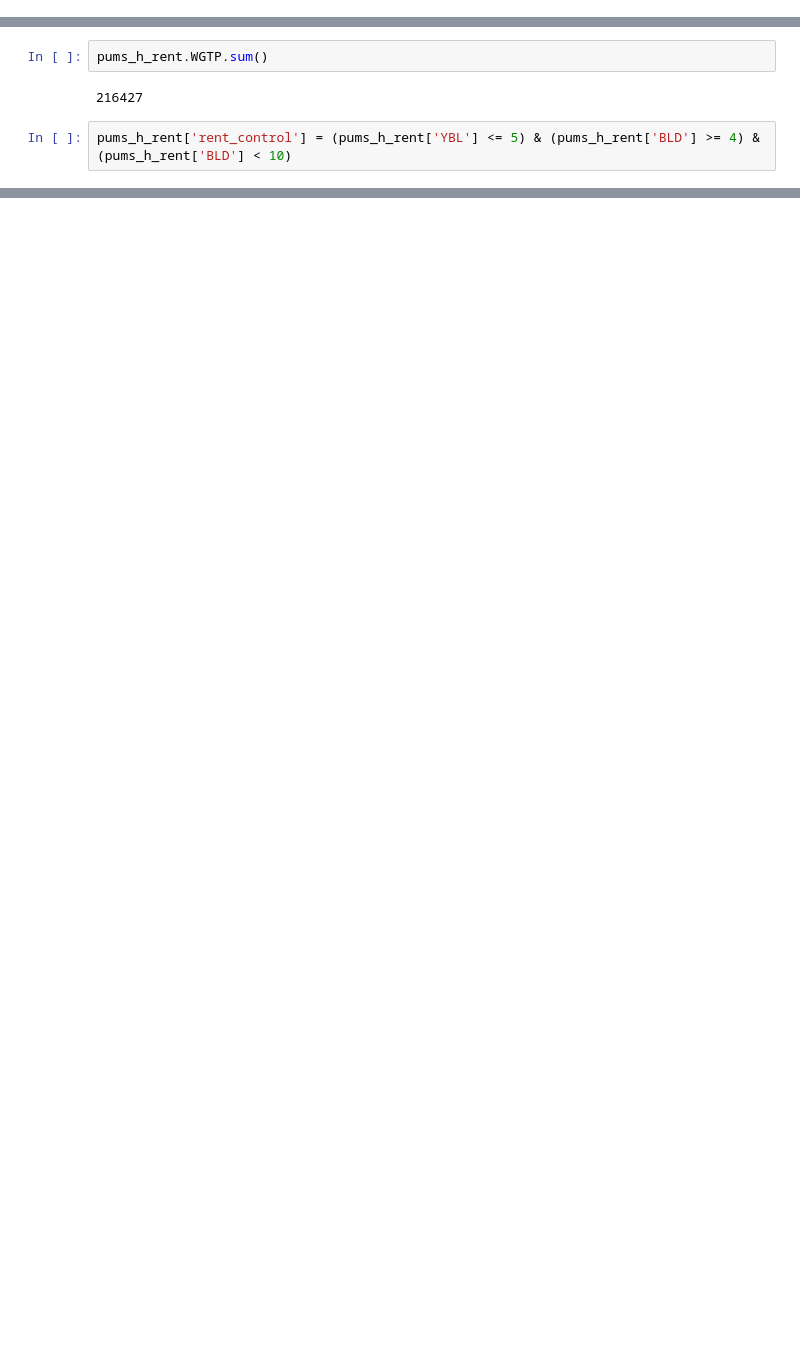
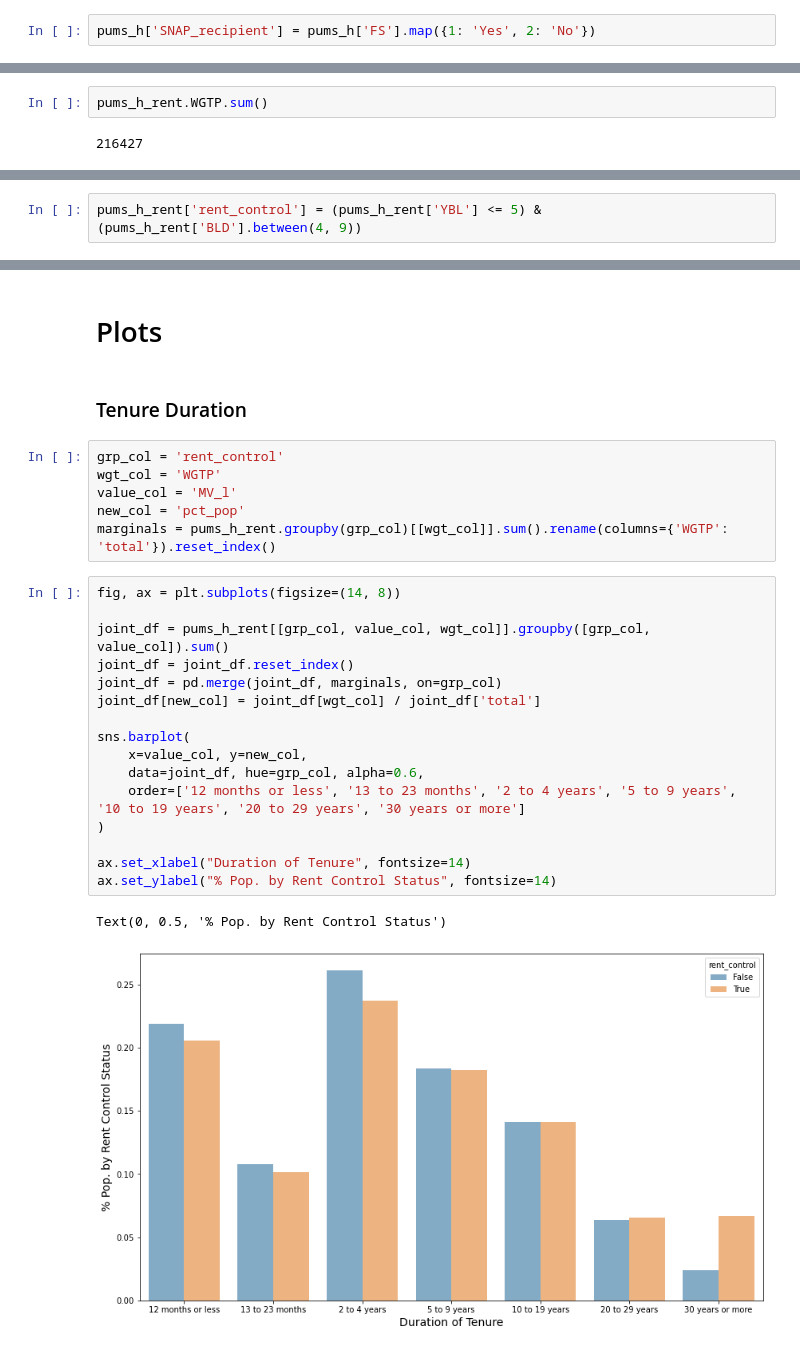
Before and after one commit to mxndrwgrdnr/sf-evictions, a Jupyter notebook: notebooks/pums_analysis.ipynb, the cells around one changed output, grey strips where cells are left out. Cells and saved outputs as stored; diff of their text form; blank space fills up the shorter version.

```diff
--- a/notebooks/pums_analysis.ipynb
+++ b/notebooks/pums_analysis.ipynb
@@ -238,0 +242,2 @@ Name: TEN_l, dtype: int64
+# %%
+pums_h['SNAP_recipient'] = pums_h['FS'].map({1: 'Yes', 2: 'No'})
@@ -249,5 +255,3 @@ array(['1980 to 1989', '1940 to 1949', '1939 or earlier', '1960 to 1969',
 pums_h_rent.WGTP.sum()
 # %% [output]
 216427
-# %%
-pums_h_rent['rent_control'] = (pums_h_rent['YBL'] <= 5) & (pums_h_rent['BLD'] >= 4) & (pums_h_rent['BLD'] < 10)
@@ -486,0 +260,2 @@ fig.tight_layout(rect=[0, 0.03, 1, 0.9])
+# %%
+pums_h_rent['rent_control'] = (pums_h_rent['YBL'] <= 5) & (pums_h_rent['BLD'].between(4, 9))
@@ -486,0 +281,29 @@ fig.tight_layout(rect=[0, 0.03, 1, 0.9])
+# %% [markdown]
+# Plots
+# %% [markdown]
+### Tenure Duration
+# %%
+grp_col = 'rent_control'
+wgt_col = 'WGTP'
+value_col = 'MV_l'
+new_col = 'pct_pop'
+marginals = pums_h_rent.groupby(grp_col)[[wgt_col]].sum().rename(columns={'WGTP': 'total'}).reset_index()
+# %%
+fig, ax = plt.subplots(figsize=(14, 8))
+
+joint_df = pums_h_rent[[grp_col, value_col, wgt_col]].groupby([grp_col, value_col]).sum()
+joint_df = joint_df.reset_index()
+joint_df = pd.merge(joint_df, marginals, on=grp_col)
+joint_df[new_col] = joint_df[wgt_col] / joint_df['total']
+
+sns.barplot(
+    x=value_col, y=new_col,
+    data=joint_df, hue=grp_col, alpha=0.6,
+    order=['12 months or less', '13 to 23 months', '2 to 4 years', '5 to 9 years', '10 to 19 years', '20 to 29 years', '30 years or more']
+)
+
+ax.set_xlabel("Duration of Tenure", fontsize=14)
+ax.set_ylabel("% Pop. by Rent Control Status", fontsize=14)
+# %% [output]
+Text(0, 0.5, '% Pop. by Rent Control Status')
+[figure, added]
```
Also changed, not shown: parts of 100 cells of this notebook, 2 other files.
